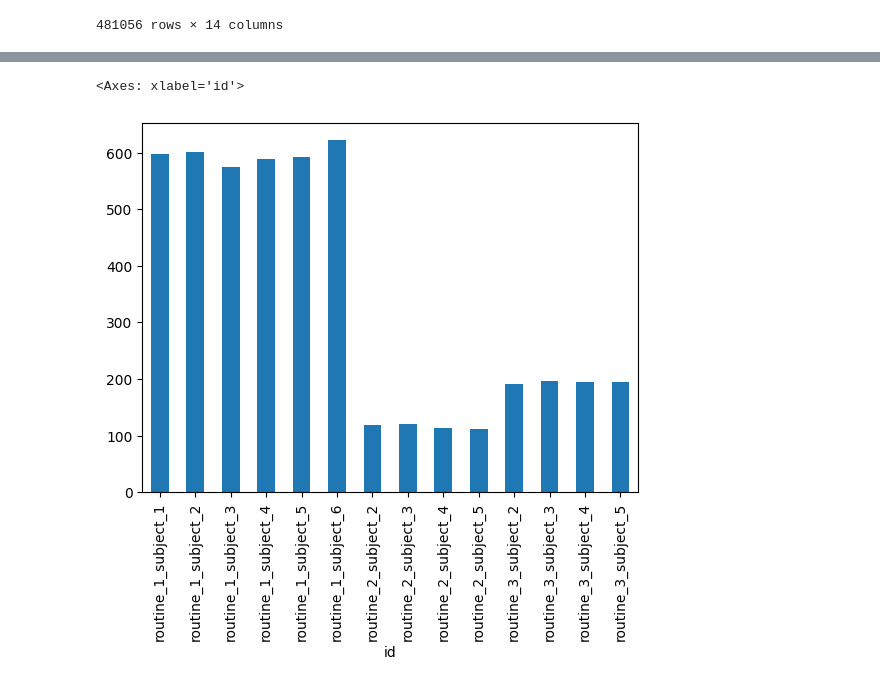
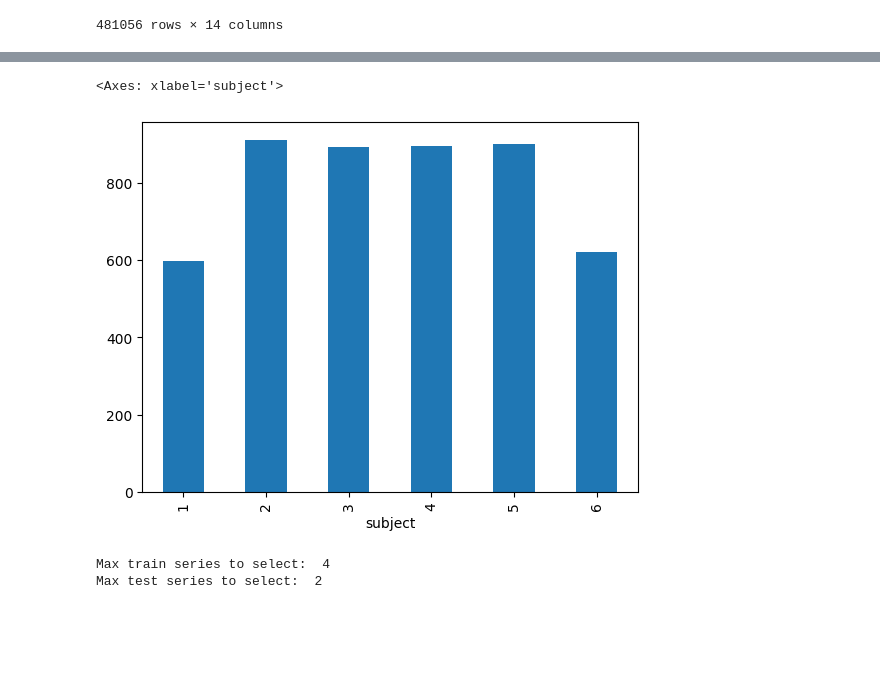
Before and after one commit to readytensor/rt_datasets_time_step_classification, a Jupyter notebook: datasets/raw/mosad/prepare_data.ipynb, the cells around one changed output, grey strips where cells are left out. Saved outputs shown, nothing was run; the diff lists cells and outputs as text; code cells hidden in the pictures; blank space fills up the shorter version.

```diff
--- a/datasets/raw/mosad/prepare_data.ipynb
+++ b/datasets/raw/mosad/prepare_data.ipynb
@@ -144,5 +146,17 @@ data_quantized
 # %%
-data_quantized['id'].value_counts().sort_index().plot(kind='bar')
+n_kFolds = 4
+base_col ="subject"
+data_quantized[base_col].value_counts().sort_index().plot(kind='bar')
 # %% [output]
-<Axes: xlabel='id'>
+<Axes: xlabel='subject'>
-[figure, old version]
+[figure, new version]
+# %%
+n_base = data_quantized[base_col].nunique()
+split_ratio = 0.8 # train
+n_base_train = int(np.floor(n_base * split_ratio))
+n_base_test = n_base - n_base_train
+print("Max train series to select: ", n_base_train)
+print("Max test series to select: ", n_base_test)
+# %% [output]
+Max train series to select:  4
+Max test series to select:  2
```
Also changed, not shown: parts of 5 cells of this notebook.
